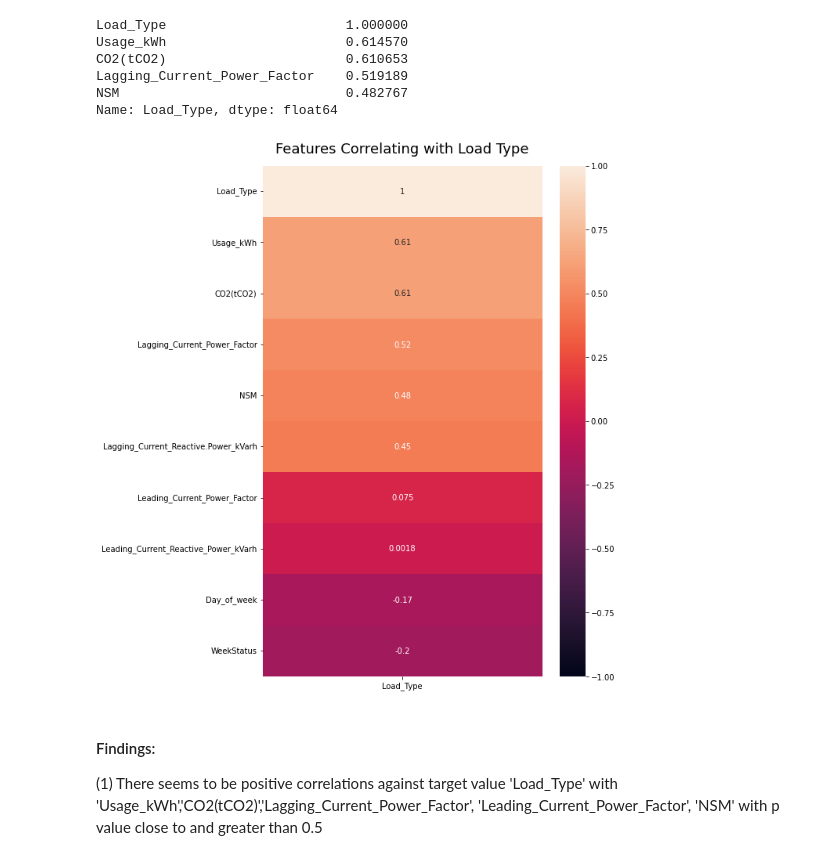
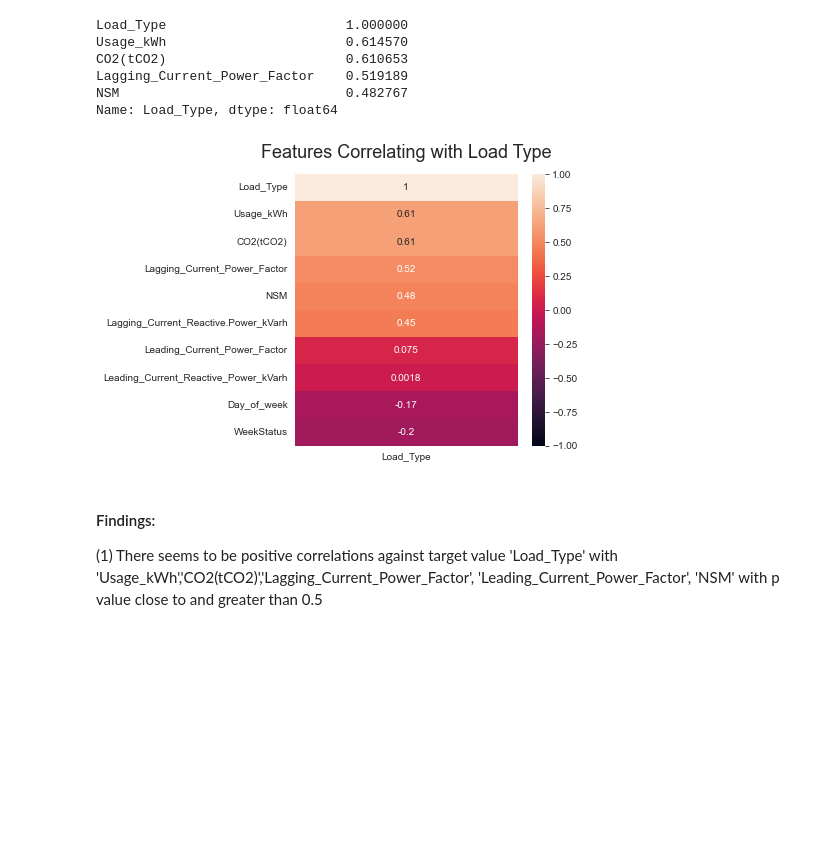
Before and after one commit to lyx97/CSCI316, a Jupyter notebook: Group 1/ClassificationAlgorithms.ipynb, the cells around one changed output. Saved outputs shown, nothing was run; the diff lists cells and outputs as text; code cells hidden in the pictures; blank space fills up the shorter version.

```diff
--- a/Group 1/ClassificationAlgorithms.ipynb
+++ b/Group 1/ClassificationAlgorithms.ipynb
@@ -200,10 +195,10 @@ NSM                             0.482767
 Name: Load_Type, dtype: float64
 # %%
 # visualize the correlation of all columns in this dataframe
-plt.figure(figsize=(8, 12))
+plt.figure(figsize=(5, 5))
 heatmap = sns.heatmap(encoded_df.corr()[['Load_Type']].sort_values(by='Load_Type', ascending=False), vmin=-1, vmax=1, annot=True)
 heatmap.set_title('Features Correlating with Load Type', fontdict={'fontsize':18}, pad=16);
 # %% [output]
-[figure, old version]
+[figure, new version]
 # %% [markdown]
 #### Findings:
```
Also changed, not shown: parts of 28 cells of this notebook.
